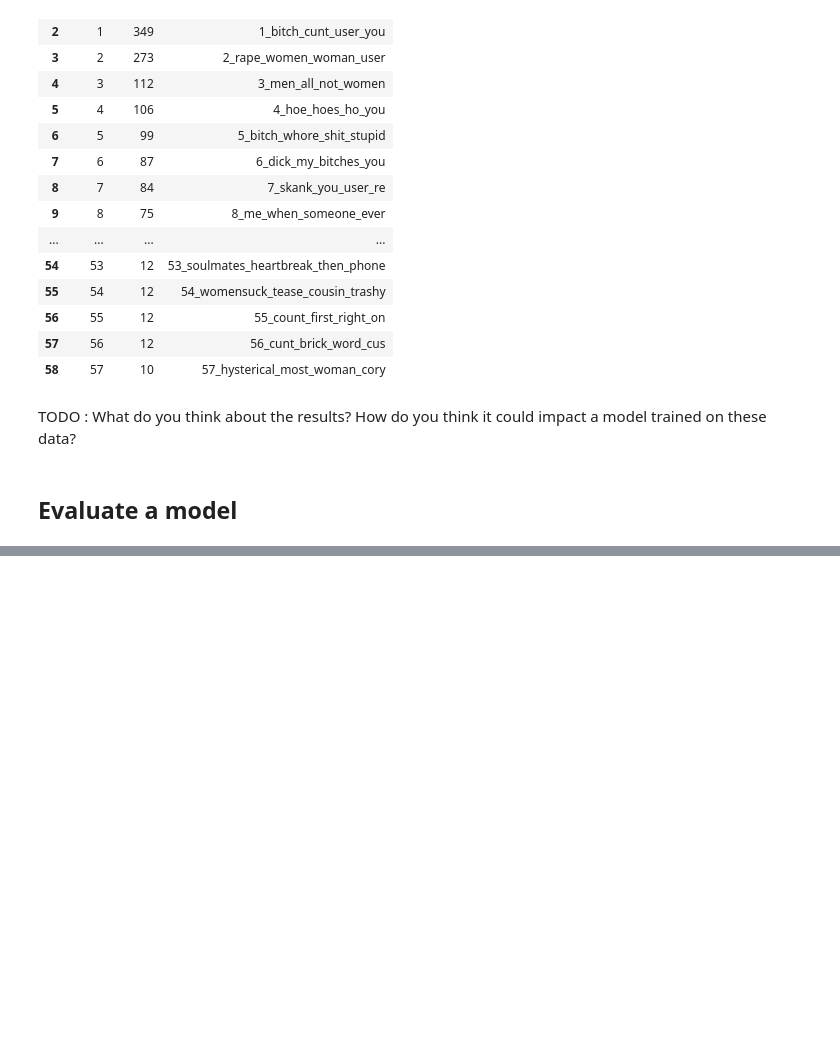
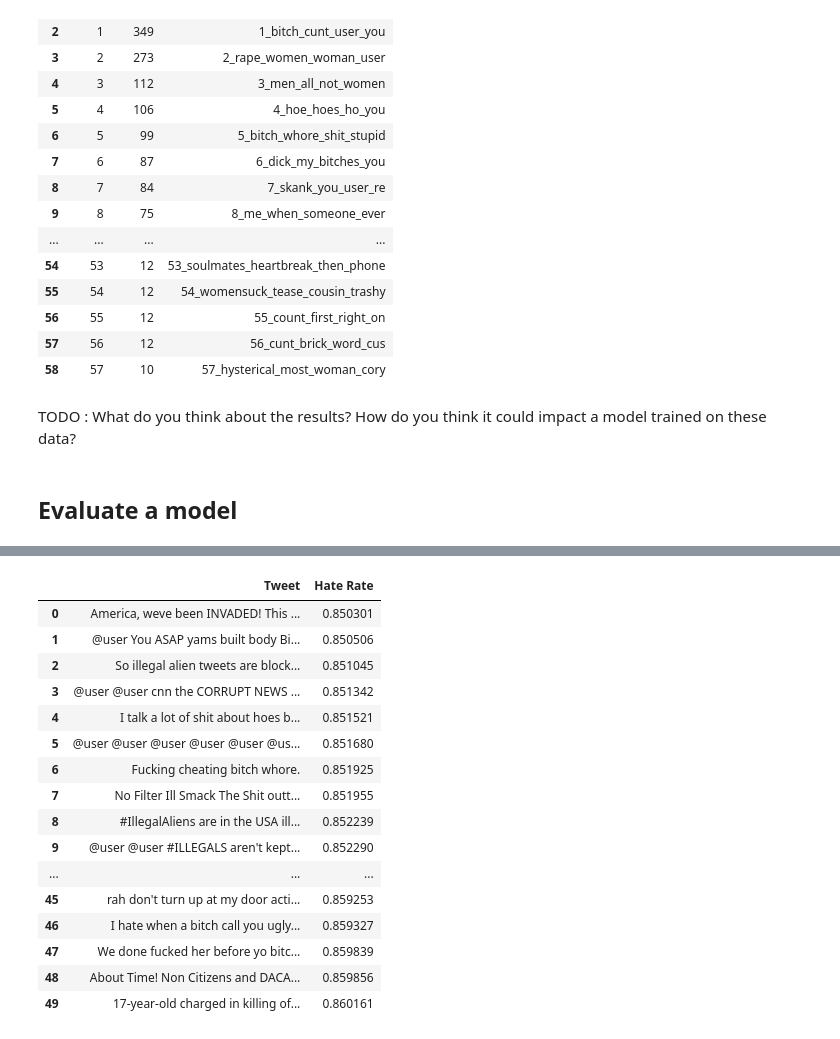
Before and after one commit to SCIA-Premium/Deep-Learning-for-Language, a Jupyter notebook: 4_Project/4_Project.ipynb, the cells around one changed output, grey strips where cells are left out. Drawn from its saved outputs; the diff is of its cells as text; code cells hidden in the pictures; blank space fills up the shorter version.

```diff
--- a/4_Project/4_Project.ipynb
+++ b/4_Project/4_Project.ipynb
@@ -203,0 +245,20 @@ for i in range(scores.shape[0]):
+# %%
+pd.DataFrame(top_50_mid_rate, columns=['Tweet', 'Hate Rate'])
+# %% [output]
+|  | Tweet | Hate Rate |
+| 0 | America, weve been INVADED! This ... | 0.850301 |
+| 1 | @user You ASAP yams built body Bi... | 0.850506 |
+| 2 | So illegal alien tweets are block... | 0.851045 |
+| 3 | @user @user cnn the CORRUPT NEWS ... | 0.851342 |
+| 4 | I talk a lot of shit about hoes b... | 0.851521 |
+| 5 | @user @user @user @user @user @us... | 0.851680 |
+| 6 | Fucking cheating bitch whore. | 0.851925 |
+| 7 | No Filter Ill Smack The Shit outt... | 0.851955 |
+| 8 | #IllegalAliens are in the USA ill... | 0.852239 |
+| 9 | @user @user #ILLEGALS aren't kept... | 0.852290 |
+| ... | ... | ... |
+| 45 | rah don't turn up at my door acti... | 0.859253 |
+| 46 | I hate when a bitch call you ugly... | 0.859327 |
+| 47 | We done fucked her before yo bitc... | 0.859839 |
+| 48 | About Time! Non Citizens and DACA... | 0.859856 |
+| 49 | 17-year-old charged in killing of... | 0.860161 |
```
Also changed, not shown: parts of 21 cells of this notebook, 1 other file.
